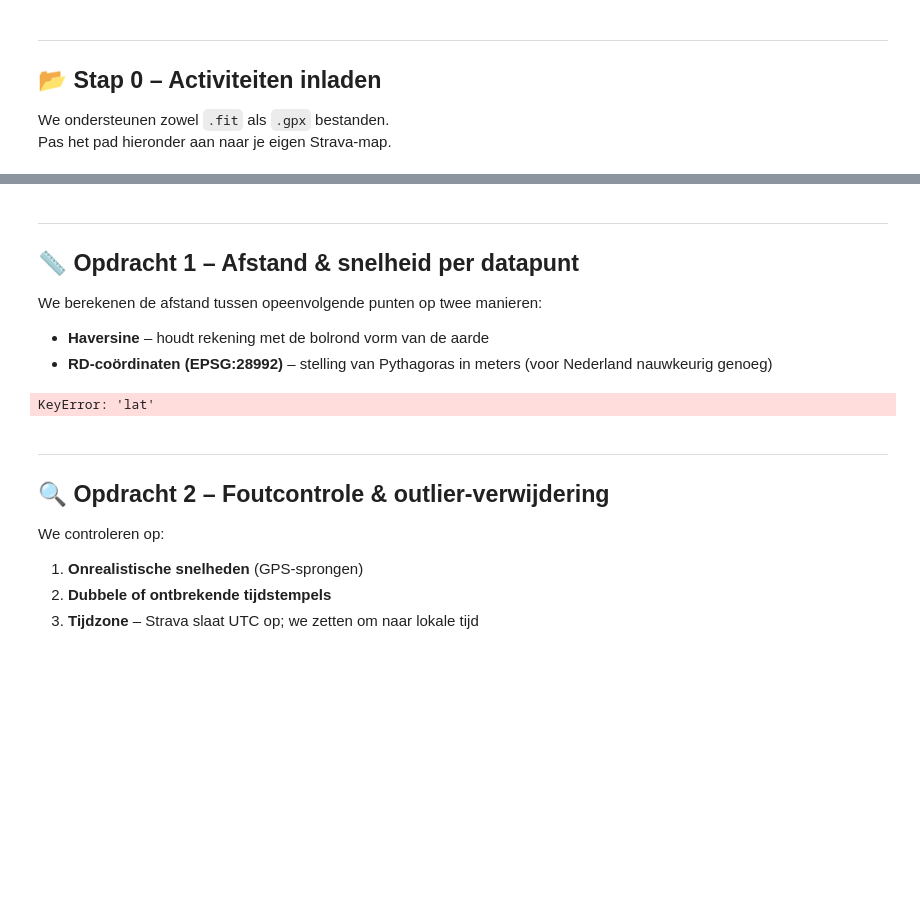
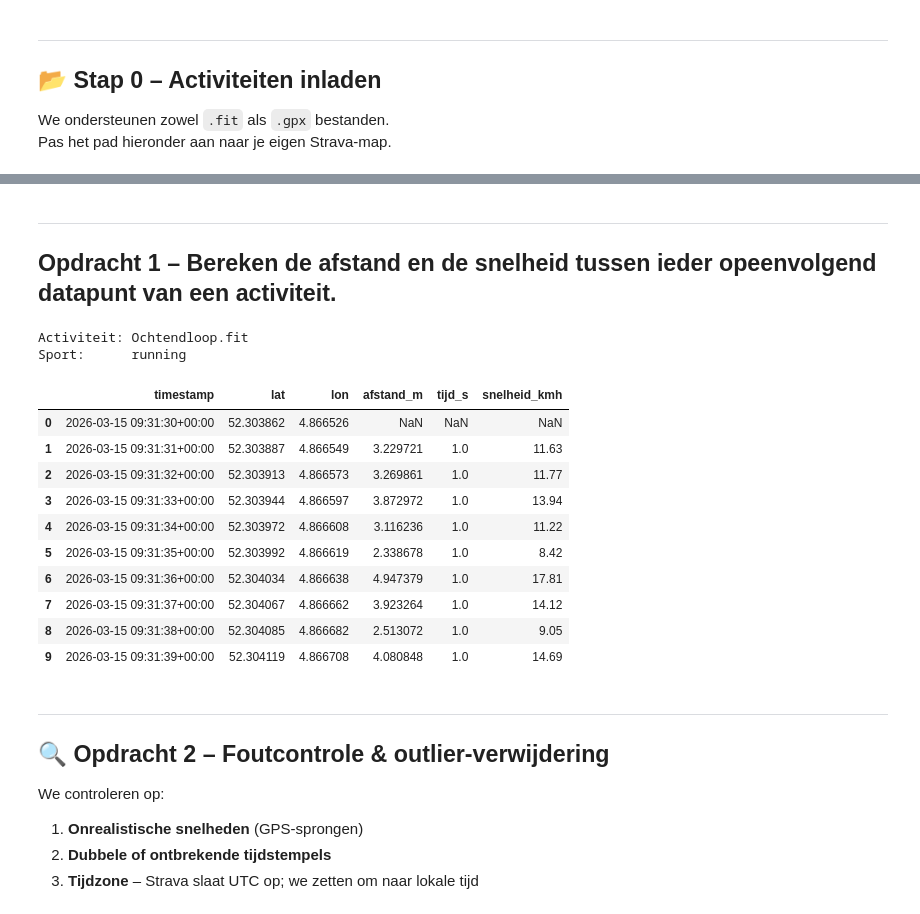
Before and after one commit to Nethamine/case4_strava, a Jupyter notebook: strava_analyse.ipynb, the cells around one changed output, grey strips where cells are left out. Saved outputs shown, nothing was run; the diff lists cells and outputs as text; code cells hidden in the pictures; blank space fills up the shorter version.

Commit message:
Opdracht 1 ok

```diff
--- a/strava_analyse.ipynb
+++ b/strava_analyse.ipynb
@@ -83,6 +83,11 @@ def laad_fit(pad: str) -> pd.DataFrame:
     if 'lat_semicircles' in df.columns:
         df['lat'] = df['lat_semicircles'] * (180 / 2**31)
         df['lon'] = df['lon_semicircles'] * (180 / 2**31)
+
+    else:
+
+
+        return pd.DataFrame()  # geen GPS → overslaan
 
     # Tijdstempel
     if 'timestamp' in df.columns:
@@ -120,6 +125,12 @@ def laad_gpx(pad: str) -> pd.DataFrame:
                     'hoogte': pt.elevation,
                 })
     df = pd.DataFrame(rijen)
+
+    if df.empty or df['lat'].isna().all():
+
+
+        return pd.DataFrame()  # geen GPS → overslaan
+
     df['sport'] = sport
     df['bron']  = os.path.basename(pad)
     return df
@@ -175,72 +186,59 @@ print(f'\nTotaal: {len(activiteiten_raw)} activiteit(en) geladen')
-# %% [markdown]
----
-## 📏 Opdracht 1 – Afstand & snelheid per datapunt
-
-We berekenen de afstand tussen opeenvolgende punten op twee manieren:
-- **Haversine** – houdt rekening met de bolrond vorm van de aarde
-- **RD-coördinaten (EPSG:28992)** – stelling van Pythagoras in meters (voor Nederland nauwkeurig genoeg)
+# %% [markdown]
+---
+## Opdracht 1 – Bereken de afstand en de snelheid tussen ieder opeenvolgend datapunt van een activiteit.
 # %%
 # Transformer WGS84 → Rijksdriehoek
 _wgs_naar_rd = Transformer.from_crs('EPSG:4326', 'EPSG:28992', always_xy=True)
 
 def bereken_kinematics(df: pd.DataFrame) -> pd.DataFrame:
-    """Voeg afstand, tijdsverschil en snelheidskolommen toe."""
     df = df.copy().sort_values('timestamp').reset_index(drop=True)
 
-    # Alleen rijen met geldige GPS
     heeft_gps = df['lat'].notna() & df['lon'].notna()
-
-    # ── Methode 1: Haversine ────────────────────────────────────────────────
     lat = df['lat'].values
     lon = df['lon'].values
-    afstand_hav = np.full(len(df), np.nan)
+
+    afstand = np.full(len(df), np.nan)
     for i in range(1, len(df)):
         if heeft_gps.iloc[i] and heeft_gps.iloc[i - 1]:
-            afstand_hav[i] = haversine(
-                (lat[i - 1], lon[i - 1]),
-                (lat[i],     lon[i]),
+            afstand[i] = haversine(
+                (lat[i-1], lon[i-1]),
+                (lat[i],   lon[i]),
                 unit=Unit.METERS
             )
-    df['afstand_hav_m'] = afstand_hav
+    df['afstand_m'] = afstand
 
-    # ── Methode 2: RD-coördinaten + Pythagoras ─────────────────────────────
-    geldige_idx = df.index[heeft_gps].tolist()
-    rd_x, rd_y = _wgs_naar_rd.transform(lon, lat)
-    afstand_rd = np.full(len(df), np.nan)
-    for i in range(1, len(df)):
-        if heeft_gps.iloc[i] and heeft_gps.iloc[i - 1]:
-            dx = rd_x[i] - rd_x[i - 1]
-            dy = rd_y[i] - rd_y[i - 1]
-            afstand_rd[i] = np.sqrt(dx**2 + dy**2)
-    df['afstand_rd_m'] = afstand_rd
-
-    # ── Tijdsverschil ──────────────────────────────────────────────────────
-    df['tijd_s'] = df['timestamp'].diff().dt.total_seconds()
-
-    # ── Snelheid ───────────────────────────────────────────────────────────
-    df['snelheid_ms']  = df['afstand_hav_m'] / df['tijd_s']
-    df['snelheid_kmh'] = df['snelheid_ms'] * 3.6
+    df['tijd_s']       = df['timestamp'].diff().dt.total_seconds()
+    df['snelheid_ms']  = df['afstand_m'] / df['tijd_s']
+    df['snelheid_kmh'] = np.round(df['snelheid_ms'] * 3.6, 2)
 
     return df
 
 
 # Pas toe op alle activiteiten
 activiteiten = [bereken_kinematics(df) for df in activiteiten_raw]
 
 # Toon eerste activiteit als voorbeeld
 if activiteiten:
     voorbeeld = activiteiten[0]
     print(f'Activiteit: {voorbeeld["bron"].iloc[0]}')
     print(f'Sport:      {voorbeeld["sport"].iloc[0]}')
-    cols = ['timestamp', 'lat', 'lon', 'afstand_hav_m', 'afstand_rd_m', 'tijd_s', 'snelheid_kmh']
+    cols = ['timestamp', 'lat', 'lon', 'afstand_m', 'tijd_s', 'snelheid_kmh']
     aanwezig = [c for c in cols if c in voorbeeld.columns]
     display(voorbeeld[aanwezig].head(10))
-
-    # Vergelijk de twee afstandsmethoden
-    verschil = (voorbeeld['afstand_hav_m'] - voorbeeld['afstand_rd_m']).abs().mean()
-    print(f'\nGemiddeld verschil Haversine vs RD: {verschil:.4f} m (verwacht < 1 cm voor NL)')
 # %% [output]
-KeyError: 'lat'
+Activiteit: Ochtendloop.fit
+Sport:      running
+|  | timestamp | lat | lon | afstand_m | tijd_s | snelheid_kmh |
+| 0 | 2026-03-15 09:31:30+00:00 | 52.303862 | 4.866526 | NaN | NaN | NaN |
+| 1 | 2026-03-15 09:31:31+00:00 | 52.303887 | 4.866549 | 3.229721 | 1.0 | 11.63 |
+| 2 | 2026-03-15 09:31:32+00:00 | 52.303913 | 4.866573 | 3.269861 | 1.0 | 11.77 |
+| 3 | 2026-03-15 09:31:33+00:00 | 52.303944 | 4.866597 | 3.872972 | 1.0 | 13.94 |
+| 4 | 2026-03-15 09:31:34+00:00 | 52.303972 | 4.866608 | 3.116236 | 1.0 | 11.22 |
+| 5 | 2026-03-15 09:31:35+00:00 | 52.303992 | 4.866619 | 2.338678 | 1.0 | 8.42 |
+| 6 | 2026-03-15 09:31:36+00:00 | 52.304034 | 4.866638 | 4.947379 | 1.0 | 17.81 |
+| 7 | 2026-03-15 09:31:37+00:00 | 52.304067 | 4.866662 | 3.923264 | 1.0 | 14.12 |
+| 8 | 2026-03-15 09:31:38+00:00 | 52.304085 | 4.866682 | 2.513072 | 1.0 | 9.05 |
+| 9 | 2026-03-15 09:31:39+00:00 | 52.304119 | 4.866708 | 4.080848 | 1.0 | 14.69 |
 # %% [markdown]
 ---
 ## 🔍 Opdracht 2 – Foutcontrole & outlier-verwijdering
```
Also changed, not shown: parts of 1 cell of this notebook.
